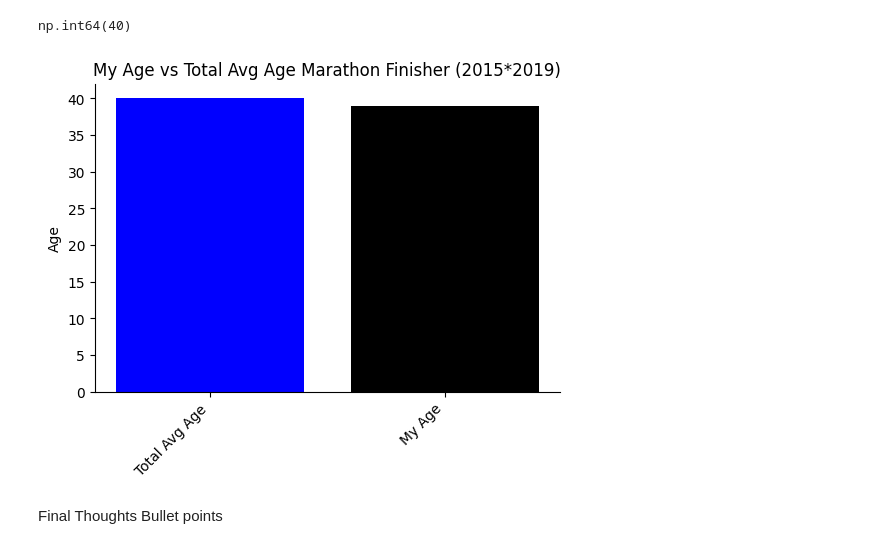
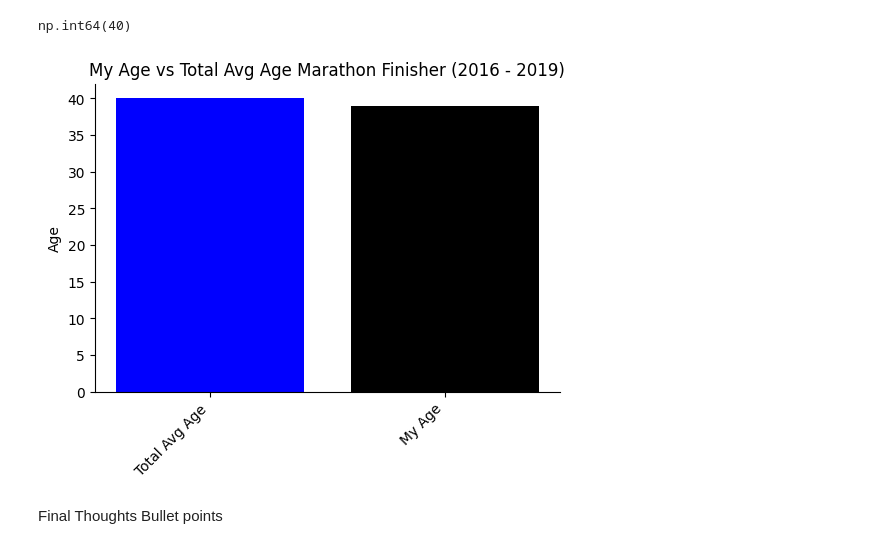
Before and after one commit to RunningBaldMan/Age_and_Endurance, a Jupyter notebook: Age_and_Endurance.ipynb, the cells around one changed output. Drawn from its saved outputs; the diff is of its cells as text; code cells hidden in the pictures.

Commit message:
Correct titles)

```diff
--- a/Age_and_Endurance.ipynb
+++ b/Age_and_Endurance.ipynb
@@ -592,19 +592,19 @@ np.int64(40)
 # %%
 # compare my age to avg age for marathon finishers 2015*2019
 
 plt.figure(figsize=(6,4))
 plt.bar(['Total Avg Age', 'My Age'], [total_avg_age, my_age], color=['blue', 'black'])
 plt.ylabel('Age')
-plt.title('My Age vs Total Avg Age Marathon Finisher (2015*2019)')
+plt.title('My Age vs Total Avg Age Marathon Finisher (2016 - 2019)')
 plt.xticks(rotation=45, ha ="right")
 
 ax = plt.gca()
 ax.spines['top'].set_visible(False)
 ax.spines['right'].set_visible(False)
 
 plt.show()
 # %% [output]
-[figure, old version]
+[figure, new version]
 # %% [markdown]
 Final Thoughts Bullet points
 # %% [markdown]
```
Also changed, not shown: parts of 5 cells of this notebook.
